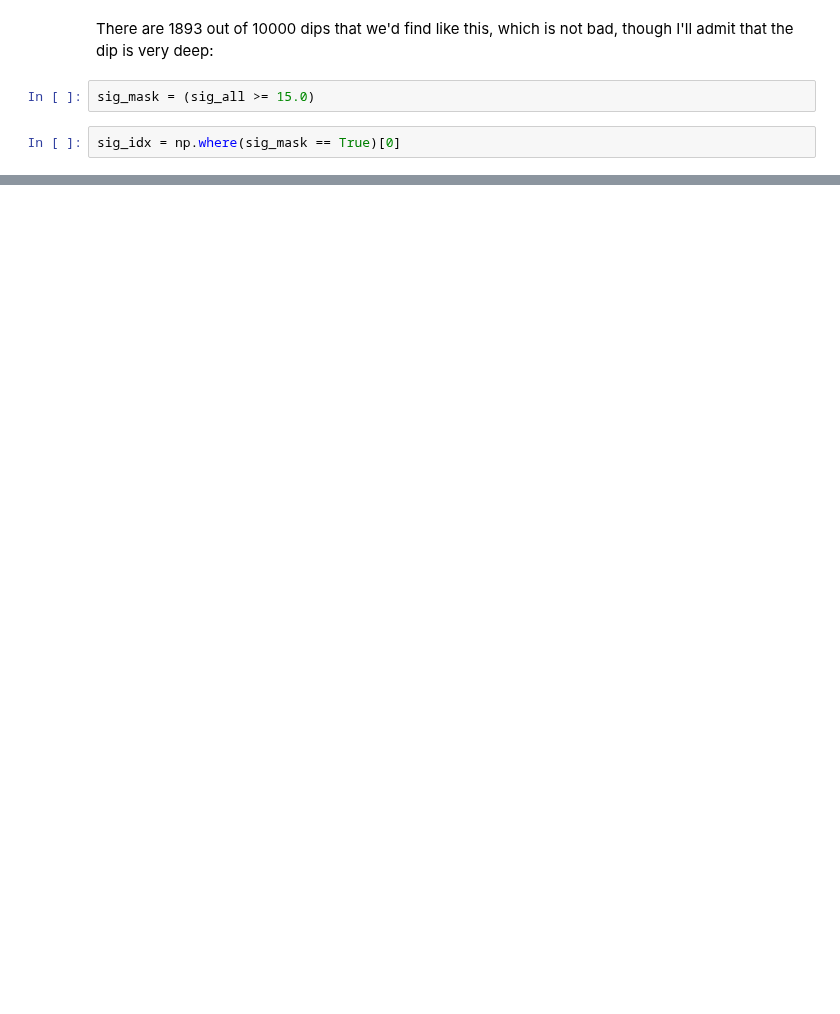
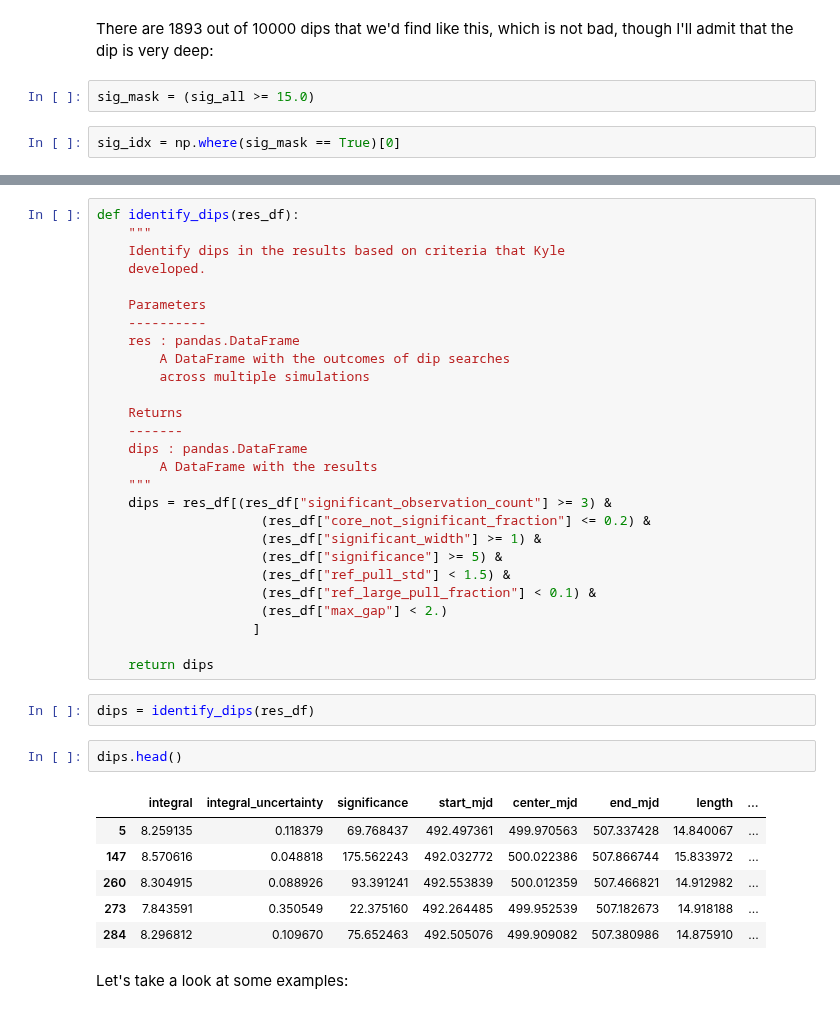
Before and after one commit to dirac-institute/ZTF_Boyajian, a Jupyter notebook: DipSimulations.ipynb, the cells around one changed output, grey strips where cells are left out. Saved outputs shown, nothing was run; the diff lists cells and outputs as text; blank space fills up the shorter version.

Commit message:
Dip simulations notebook and code in its own python file

```diff
--- a/DipSimulations.ipynb
+++ b/DipSimulations.ipynb
@@ -608,0 +627,40 @@ sig_idx = np.where(sig_mask == True)[0]
+# %%
+def identify_dips(res_df):
+    """
+    Identify dips in the results based on criteria that Kyle
+    developed.
+
+    Parameters
+    ----------
+    res : pandas.DataFrame
+        A DataFrame with the outcomes of dip searches
+        across multiple simulations
+
+    Returns
+    -------
+    dips : pandas.DataFrame
+        A DataFrame with the results
+    """
+    dips = res_df[(res_df["significant_observation_count"] >= 3) &
+                     (res_df["core_not_significant_fraction"] <= 0.2) &
+                     (res_df["significant_width"] >= 1) &
+                     (res_df["significance"] >= 5) &
+                     (res_df["ref_pull_std"] < 1.5) &
+                     (res_df["ref_large_pull_fraction"] < 0.1) &
+                     (res_df["max_gap"] < 2.)
+                    ]
+
+    return dips
+# %%
+dips = identify_dips(res_df)
+# %%
+dips.head()
+# %% [output]
+|  | integral | integral_uncertainty | significance | start_mjd | center_mjd | end_mjd | length | ... |
+| 5 | 8.259135 | 0.118379 | 69.768437 | 492.497361 | 499.970563 | 507.337428 | 14.840067 | ... |
+| 147 | 8.570616 | 0.048818 | 175.562243 | 492.032772 | 500.022386 | 507.866744 | 15.833972 | ... |
+| 260 | 8.304915 | 0.088926 | 93.391241 | 492.553839 | 500.012359 | 507.466821 | 14.912982 | ... |
+| 273 | 7.843591 | 0.350549 | 22.375160 | 492.264485 | 499.952539 | 507.182673 | 14.918188 | ... |
+| 284 | 8.296812 | 0.109670 | 75.652463 | 492.505076 | 499.909082 | 507.380986 | 14.875910 | ... |
+# %% [markdown]
+Let's take a look at some examples:
```
Also changed, not shown: parts of 49 cells of this notebook, 1 other file.
